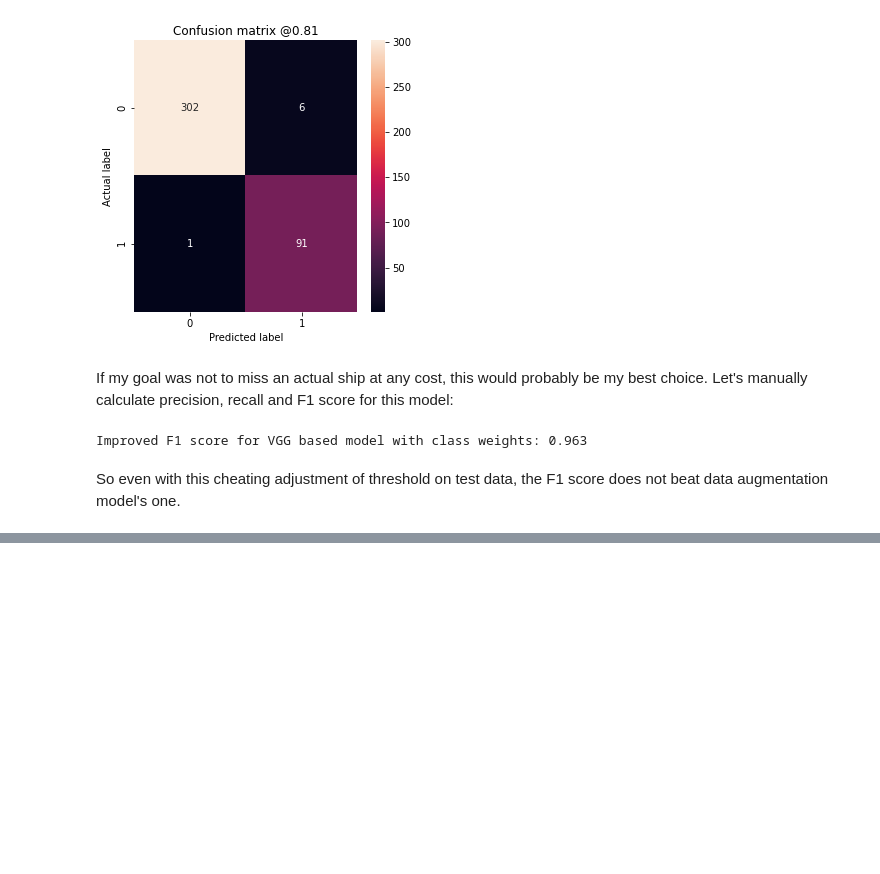
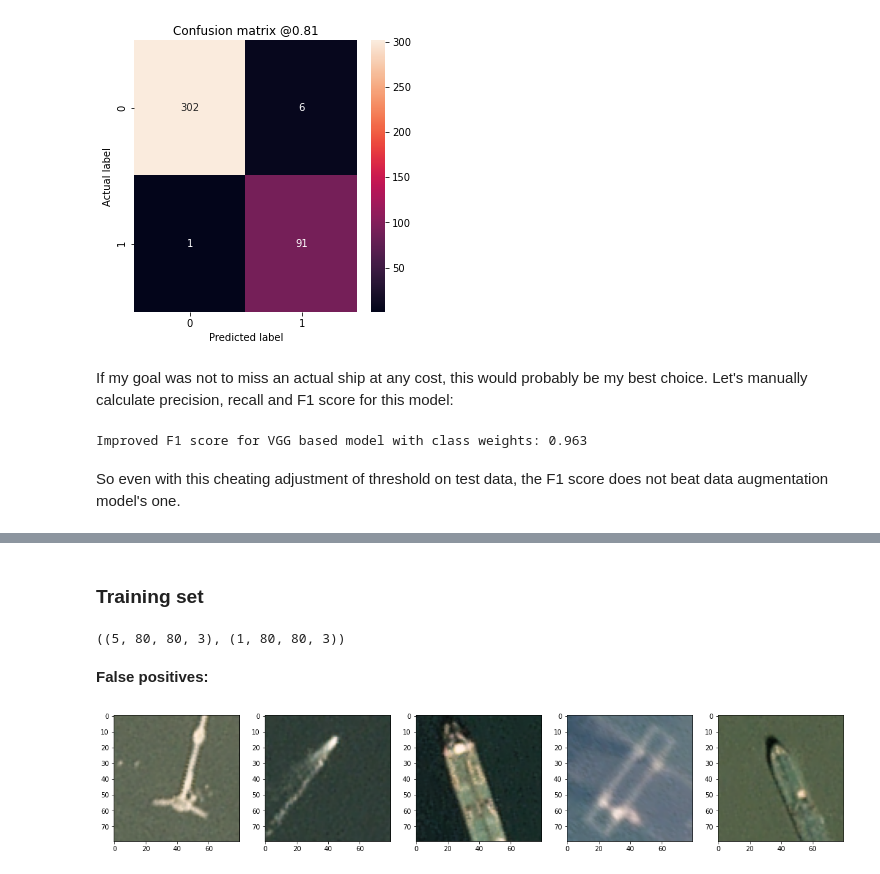
Before and after one commit to dmitrytoda/ships, a Jupyter notebook: ships.ipynb, the cells around one changed output, grey strips where cells are left out. Saved outputs shown, nothing was run; the diff lists cells and outputs as text; code cells hidden in the pictures; blank space fills up the shorter version.

Commit message:
Display mislabeled pics

```diff
--- a/ships.ipynb
+++ b/ships.ipynb
@@ -1084,0 +1076,24 @@ False positives:
+# %% [markdown]
+### Training set
+# %%
+vgg_train_predictions_aug = aug_vgg_model.predict(vgg_train, batch_size=BATCH_SIZE) # look only at original train data, not the augmented data
+errors_train = np.reshape(vgg_train_predictions_aug >0.5, labels_train.shape) != labels_train # all mislabeled test examples as boolean array
+fp_train = images_train[errors_train & (labels_train==0)] # false positive images
+fn_train = images_train[errors_train & (labels_train==1)] # false negative images
+fp_train.shape, fn_train.shape
+# %% [output]
+((5, 80, 80, 3), (1, 80, 80, 3))
+# %% [markdown]
+**False positives:**
+# %%
+columns = 5
+rows = 1
+
+fig=plt.figure(figsize=(20, 20))
+for i in range(0, columns*rows):
+    img = fp_train[i]
+    fig.add_subplot(rows, columns, i+1)
+    plt.imshow(img)
+plt.show()
+# %% [output]
+[figure, added]
```
Also changed, not shown: parts of 24 cells of this notebook, 1 other file.
